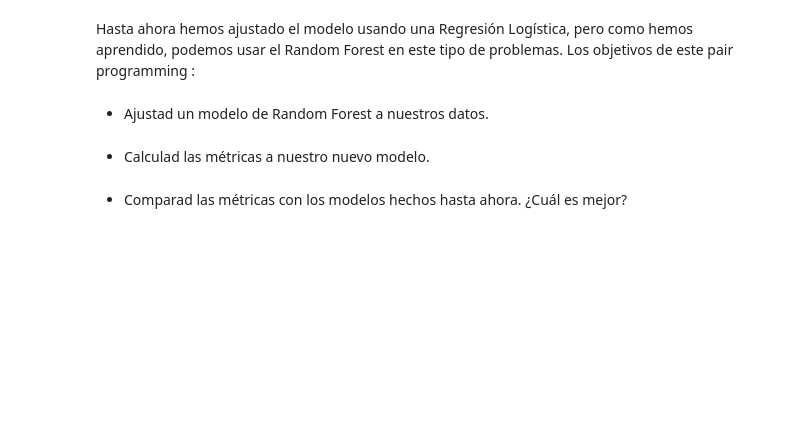
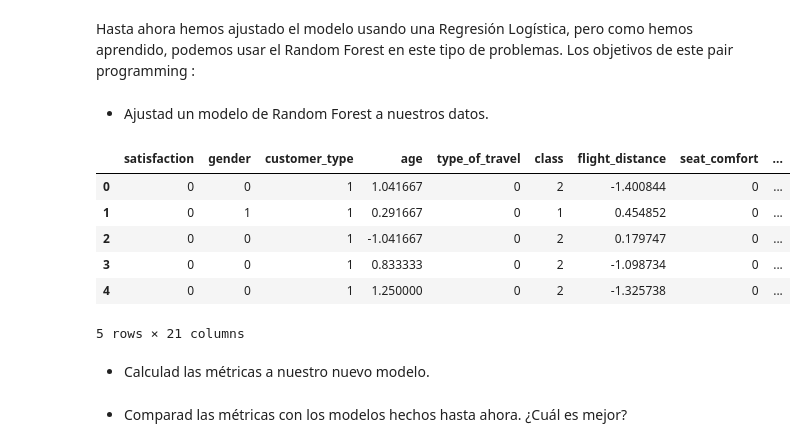
Before and after one commit to Adalab/promo_d_da_modulo3_sprint1_Estibaliz_Lorena, a Jupyter notebook: Regresión Logistica/pair_regresion_logistica6_random_forest.ipynb, the cells around one changed output. Drawn from its saved outputs; the diff is of its cells as text; code cells hidden in the pictures; blank space fills up the shorter version.

```diff
--- a/Regresión Logistica/pair_regresion_logistica6_random_forest.ipynb
+++ b/Regresión Logistica/pair_regresion_logistica6_random_forest.ipynb
@@ -28,3 +35,14 @@ warnings.filterwarnings('ignore')
 Hasta ahora hemos ajustado el modelo usando una Regresión Logística, pero como hemos aprendido, podemos usar el Random Forest en este tipo de problemas. Los objetivos de este pair programming :
 # %% [markdown]
 - Ajustad un modelo de Random Forest a nuestros datos.
+# %%
+df = pd.read_pickle('../datos/df_estan_cod.pkl')
+df.head()
+# %% [output]
+|  | satisfaction | gender | customer_type | age | type_of_travel | class | flight_distance | seat_comfort | ... |
+| 0 | 0 | 0 | 1 | 1.041667 | 0 | 2 | -1.400844 | 0 | ... |
+| 1 | 0 | 1 | 1 | 0.291667 | 0 | 1 | 0.454852 | 0 | ... |
+| 2 | 0 | 0 | 1 | -1.041667 | 0 | 2 | 0.179747 | 0 | ... |
+| 3 | 0 | 0 | 1 | 0.833333 | 0 | 2 | -1.098734 | 0 | ... |
+| 4 | 0 | 0 | 1 | 1.250000 | 0 | 2 | -1.325738 | 0 | ... |
+5 rows × 21 columns
```
Also changed, not shown: parts of 14 cells of this notebook, 8 other files.
